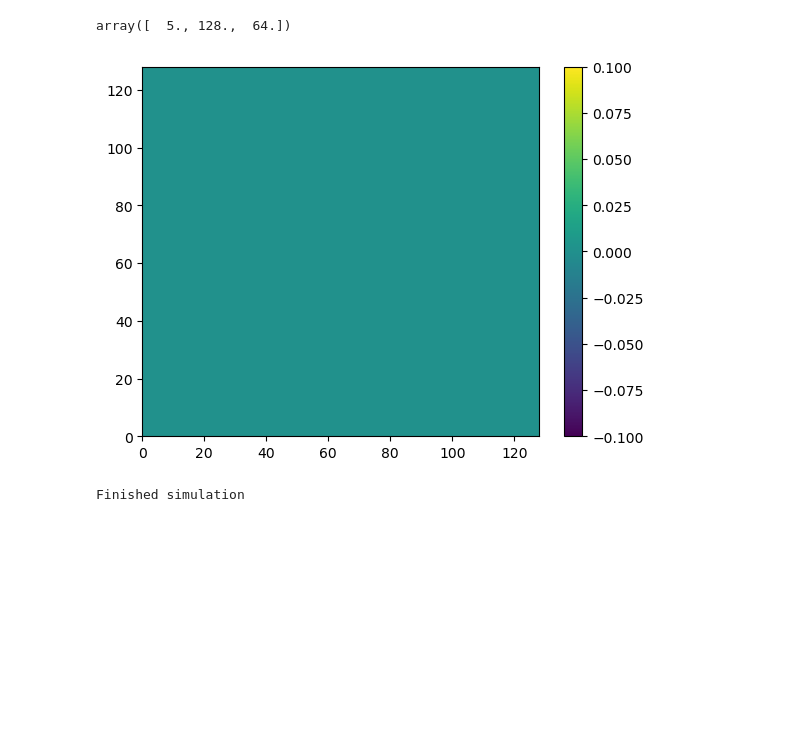
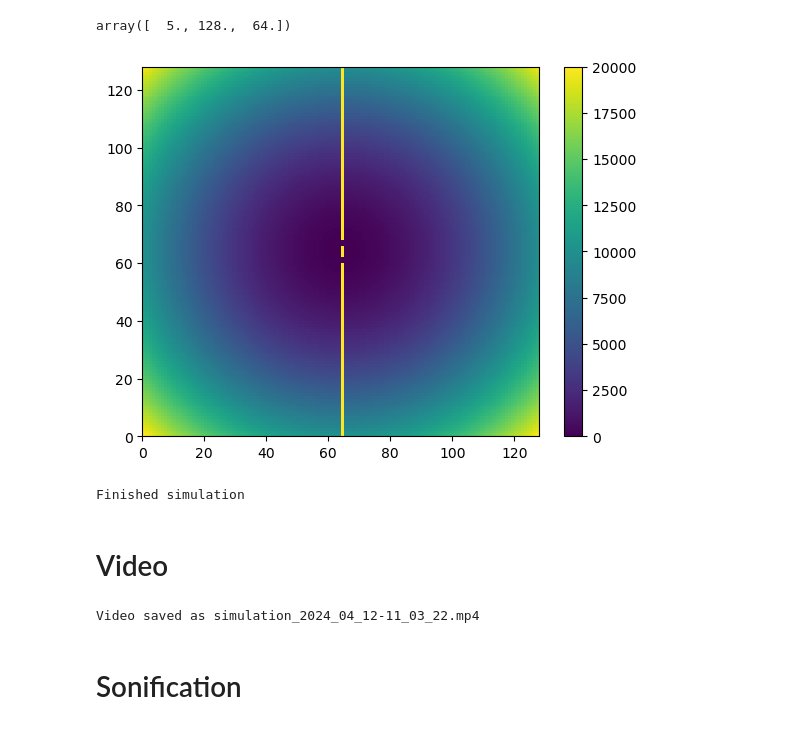
Before and after one commit to jannosch/qsynthi_prototyping, a Jupyter notebook: prototyping.ipynb, the cells around one changed output. Cells and saved outputs as stored; diff of their text form; code cells hidden in the pictures; blank space fills up the shorter version.

```diff
--- a/prototyping.ipynb
+++ b/prototyping.ipynb
@@ -20,16 +28,15 @@ def calculate_next_psi(psi, dt, potential):
     next_psi = np.zeros((n, n), dtype=np.complex_)
 
     # potential-part
-    next_psi = [[psi[i, j] * np.exp(1j * dt * potential[i, j]) for j in range(n)] for i in range(n)]
+    next_psi = psi * np.exp(1j * dt * potential)
 
     next_psi = np.fft.fft2(next_psi)
 
-    for i in range(n):
-        for j in range(n):
-            k = 2*np.pi * min(i, n-i)
-            l = 2*np.pi * min(j, n-j)
-            theta = (k*k + l*l) * dt
-            next_psi[i, j] *= np.exp(1j * theta)
+    indices = 2 * np.pi * np.min([np.arange(n), n-np.arange(n)], axis=0)
+    k = indices.reshape(-1, 1)
+    l = indices.reshape(1, -1)
+    theta = (k*k + l*l) * dt
+    next_psi *= np.exp(1j * theta)
 
     next_psi = np.fft.ifft2(next_psi)
     return next_psi
@@ -56,32 +63,61 @@ np.concatenate(([5], circle(0, 1, 0, 128)), axis=0)
 array([  5., 128.,  64.])
 # %%
 n = 128
-fps = 12
+fps = 400
+skip_frames = 20
 duration = 5
+simulation_speed = 0.005
 
-samplerate = 44100
-frequency = 110
-interest_radius = 0.5
-interest_center = [0, 0]
+slits_distance = 4
+slits_width = 2
+wall_height = 1e60
 
-frames = [] # for storing the generated images
+frames = np.empty((duration * fps, n, n), dtype=complex) # for storing the generated images
 
-psi = np.array([[gaussian(x, y, n, offset=[-0.5, 0.0], width=0.15) for x in range(n)] for y in range(n)])
-potential = np.array([[parabolar(x, y, n, offset=[0,0], factor=0) for x in range(n)] for y in range(n)])
-frames.append(psi)
+psi = np.array([[gaussian(x, y, n, offset=[-0.6, 0.0], width=0.15) for x in range(n)] for y in range(n)])
+potential = np.array([[parabolar(x, y, n, offset=[0,0], factor=10000) for x in range(n)] for y in range(n)])
+potential[:64-slits_distance//2-slits_width, 64] = wall_height
+potential[64+slits_distance//2+slits_width:, 64] = wall_height
+potential[64-slits_distance//2:64+slits_distance//2, 64] = wall_height
+frames[0] = psi
 
 #plt.pcolormesh(pow(np.abs(frames[0]), 2.0/3.0), cmap='inferno', vmin=0, vmax=1)
-plt.pcolormesh(potential)
+plt.pcolormesh(potential, vmin=0, vmax=20000)
 plt.colorbar()
 plt.show()
 
 
-for i in range(fps*duration):
-    for timestep in range(1):
-        psi = calculate_next_psi(psi, 0.005 / fps, potential)
-    frames.append(psi)
+for i in range(1, fps*duration):
+    psi = calculate_next_psi(psi, simulation_speed / fps, potential)
+    frames[i] = psi
 
 print("Finished simulation")
 # %% [output]
-[figure, old version]
+[figure, new version]
 Finished simulation
+# %% [markdown]
+# Video
+# %%
+fourcc = cv2.VideoWriter_fourcc(*'mp4v')
+video_filename = f'simulation_{datetime.now().strftime("%Y_%m_%d-%H_%M_%S")}.mp4'
+video = cv2.VideoWriter(video_filename, fourcc, fps/skip_frames, (800, 600))
+for i, frame in enumerate(frames[::skip_frames]):
+    plt.figure(figsize=(8, 6))
+    plot = plt.pcolormesh(pow(np.abs(frame), 2.0/3.0), cmap='inferno', vmin=0, vmax=1, animated=True)
+    plt.colorbar()
+    plt.title('psi')
+
+    # Save to temporary file
+    plt.savefig('temp_frame.png')
+    plt.close()
+
+    # Read the image and add to the video
+    img = cv2.imread('temp_frame.png')
+    video.write(img)
+
+print(f"Video saved as {video_filename}")
+video.release()
+# %% [output]
+Video saved as simulation_2024_04_12-11_03_22.mp4
+# %% [markdown]
+# Sonification
```
Also changed, not shown: parts of 11 cells of this notebook, 2 other files.
